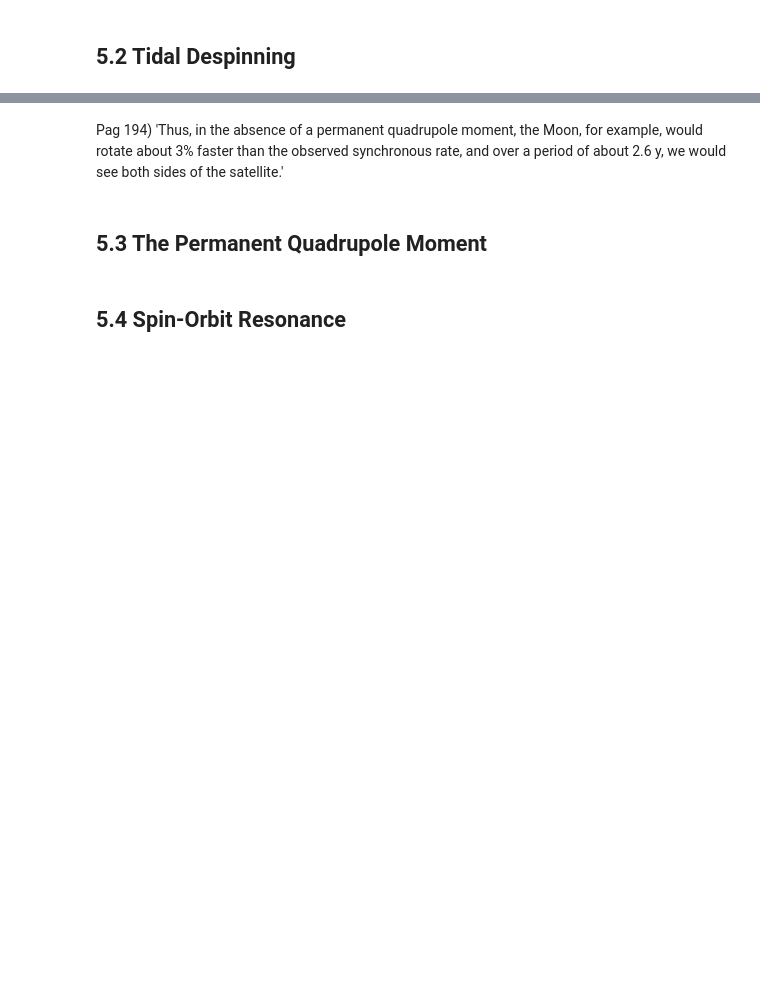
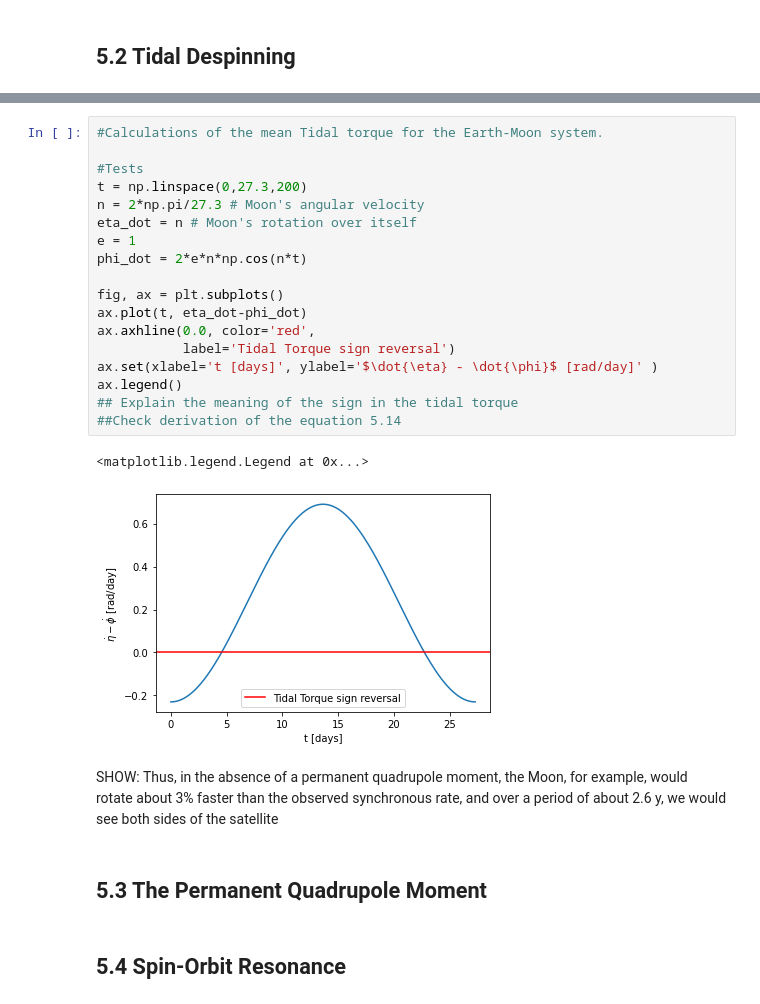
Before and after one commit to seap-udea/murray-dermott-action, a Jupyter notebook: SpinOrbit/SpinOrbit.5.1.ipynb, the cells around one changed output, grey strips where cells are left out. Cells and saved outputs as stored; diff of their text form; blank space fills up the shorter version.

```diff
--- a/SpinOrbit/SpinOrbit.5.1.ipynb
+++ b/SpinOrbit/SpinOrbit.5.1.ipynb
@@ -14,7 +43,29 @@ For details on the theory please refer directly to the book:
+# %%
+#Calculations of the mean Tidal torque for the Earth-Moon system.
+
+#Tests
+t = np.linspace(0,27.3,200)
+n = 2*np.pi/27.3 # Moon's angular velocity
+eta_dot = n # Moon's rotation over itself
+e = 1
+phi_dot = 2*e*n*np.cos(n*t)
+
+fig, ax = plt.subplots()
+ax.plot(t, eta_dot-phi_dot)
+ax.axhline(0.0, color='red',
+           label='Tidal Torque sign reversal')
+ax.set(xlabel='t [days]', ylabel='$\dot{\eta} - \dot{\phi}$ [rad/day]' )
+ax.legend()
+## Explain the meaning of the sign in the tidal torque
+##Check derivation of the equation 5.14
+# %% [output]
+<matplotlib.legend.Legend at 0x...>
+[figure, added]
 # %% [markdown]
-Pag 194) 'Thus, in the absence of a permanent quadrupole moment, the Moon, for example,
+SHOW:
+Thus, in the absence of a permanent quadrupole moment, the Moon, for example,
 would rotate about 3% faster than the observed synchronous rate, and over a
-period of about 2.6 y, we would see both sides of the satellite.'
+period of about 2.6 y, we would see both sides of the satellite
 # %% [markdown]
 ## 5.3 The Permanent Quadrupole Moment
 # %% [markdown]
```
Also changed, not shown: parts of 5 cells of this notebook.
